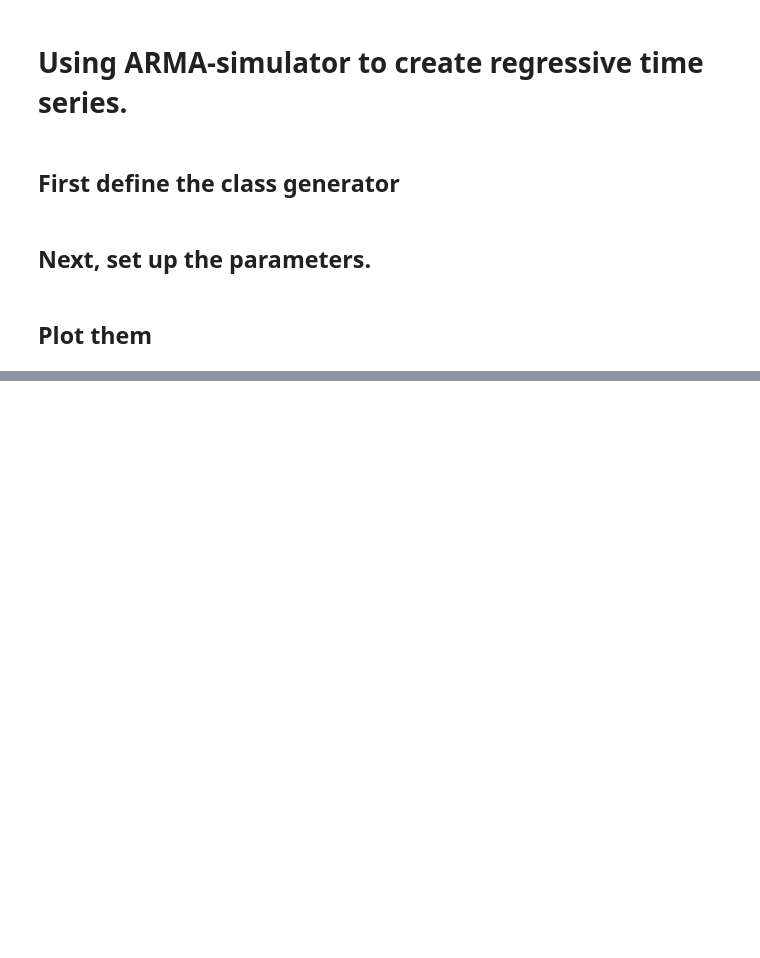
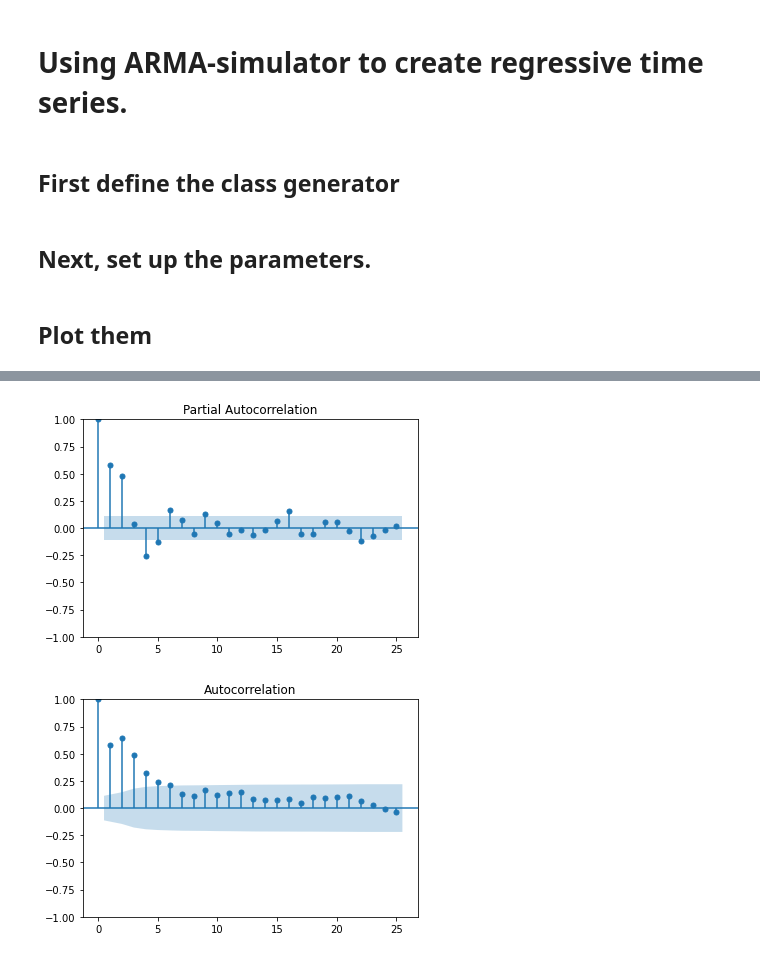
Before and after one commit to ThachAndrew/SyntheticTimeSeries, a Jupyter notebook: Synthetic Generator.ipynb, the cells around one changed output, grey strips where cells are left out. Saved outputs shown, nothing was run; the diff lists cells and outputs as text; code cells hidden in the pictures; blank space fills up the shorter version.

```diff
--- a/Synthetic Generator.ipynb
+++ b/Synthetic Generator.ipynb
@@ -331,0 +381,6 @@ arma_data
+# %%
+pacf = plot_pacf(np.array(arma_data))
+acf  = plot_acf(np.array(arma_data))
+# %% [output]
+[figure, added]
+[figure, added]
```
Also changed, not shown: parts of 10 cells of this notebook.
